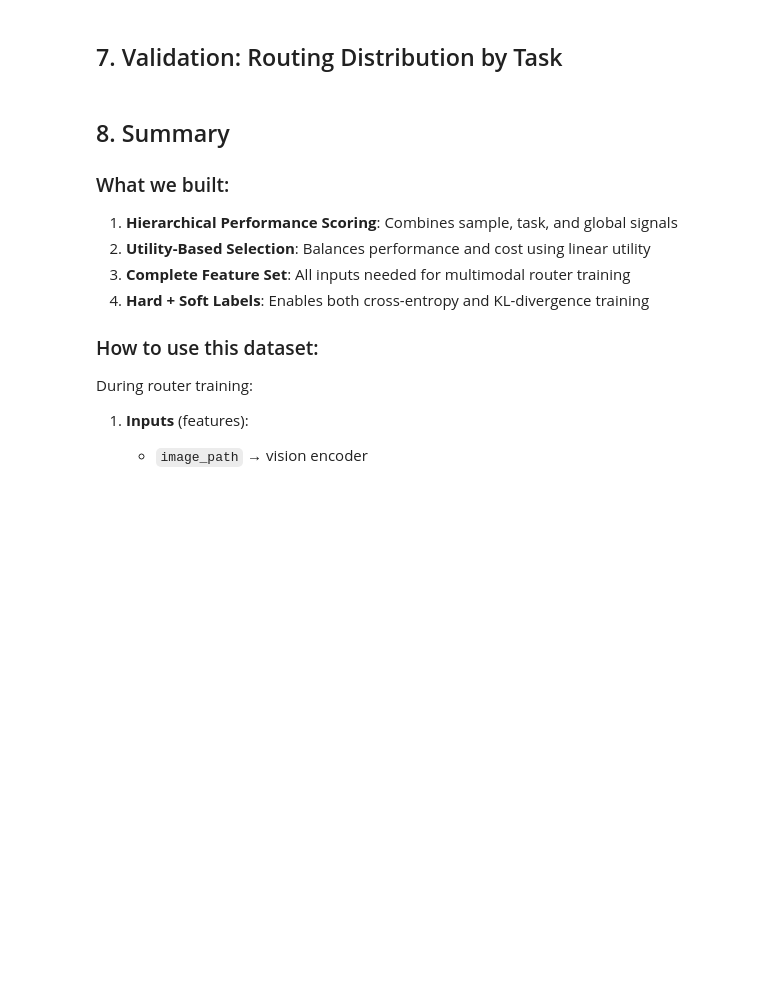
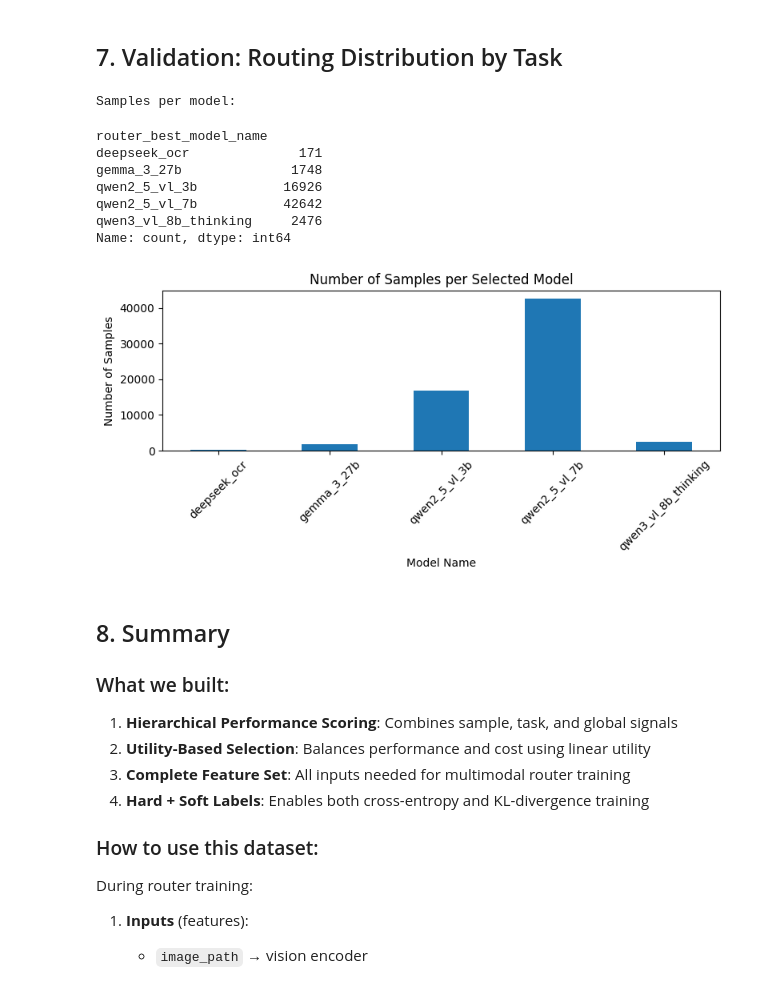
Before and after one commit to Vedaang-Chopra/Which_VLM_Router, a Jupyter notebook: code_base/which_vlm/artemis/05_final_data_prepare_org.ipynb, the cells around one changed output. Drawn from its saved outputs; the diff is of its cells as text; code cells hidden in the pictures; blank space fills up the shorter version.

```diff
--- a/code_base/which_vlm/artemis/05_final_data_prepare_org.ipynb
+++ b/code_base/which_vlm/artemis/05_final_data_prepare_org.ipynb
@@ -96,8 +99,8 @@ Configured model pricing (USD per 1K tokens):
 # Hierarchical performance weights (from EDA)
 # These weights were validated in 02_perf_function_change.ipynb
 HIER_WEIGHTS = PerfWeightsHier(
-    w_sample=0.6,  # Sample-level performance dominates
-    w_task=0.35,    # Task-level priors help with task-specific patterns
+    w_sample=0.25,  # Sample-level performance dominates
+    w_task=0.7,    # Task-level priors help with task-specific patterns
     w_global=0.05,  # Global priors provide weak baseline
 )
 
@@ -111,8 +114,8 @@ PRIOR_CONFIG = PriorConfig(
 # %%
 # Utility configuration (from 03_cost_analysis.ipynb)
 # Linear utility with λ=10000 provides best cost-performance balance
-UTILITY_SCHEME = 'lexicographic'
-LAMBDA_COST = 10000.0
+UTILITY_SCHEME = 'perf_only'
+LAMBDA_COST =  10000.0
 
 # Soft labels configuration
 USE_SOFT_LABELS = True
@@ -546,6 +549,47 @@ fig = px.scatter(
 )
 fig.update_xaxes(type='log')
 fig.show()
+# %%
+# ============================================================
+# Plot: Number of samples per selected model
+# ============================================================
+
+import matplotlib.pyplot as plt
+plt.rcParams["figure.figsize"] = (8, 4)
+
+df_plot = router_train.copy() if "df_router" in globals() else router_train.copy()
+
+# Count samples per selected model
+model_counts = (
+    df_plot["router_best_model_name"]
+    .value_counts()
+    .sort_index()
+)
+
+print("Samples per model:")
+display(model_counts)
+
+# Plot
+fig, ax = plt.subplots()
+model_counts.plot(kind="bar", ax=ax)
+
+ax.set_title("Number of Samples per Selected Model")
+ax.set_xlabel("Model Name")
+ax.set_ylabel("Number of Samples")
+ax.tick_params(axis='x', rotation=45)
+
+plt.tight_layout()
+plt.show()
+# %% [output]
+Samples per model:
+router_best_model_name
+deepseek_ocr              171
+gemma_3_27b              1748
+qwen2_5_vl_3b           16926
+qwen2_5_vl_7b           42642
+qwen3_vl_8b_thinking     2476
+Name: count, dtype: int64
+[figure, added]
 # %% [markdown]
 ## 8. Summary
 
```
Also changed, not shown: parts of 6 cells of this notebook, 26 other files.
